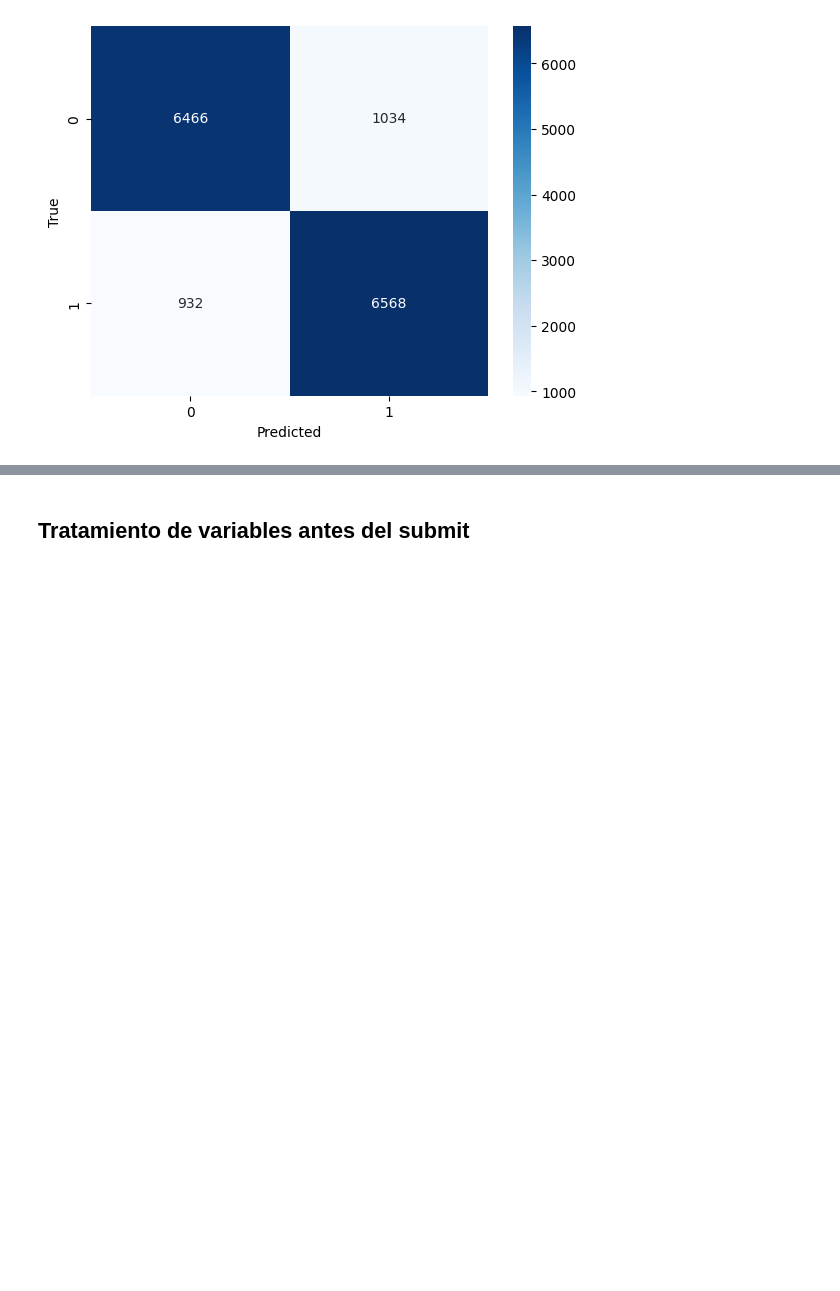
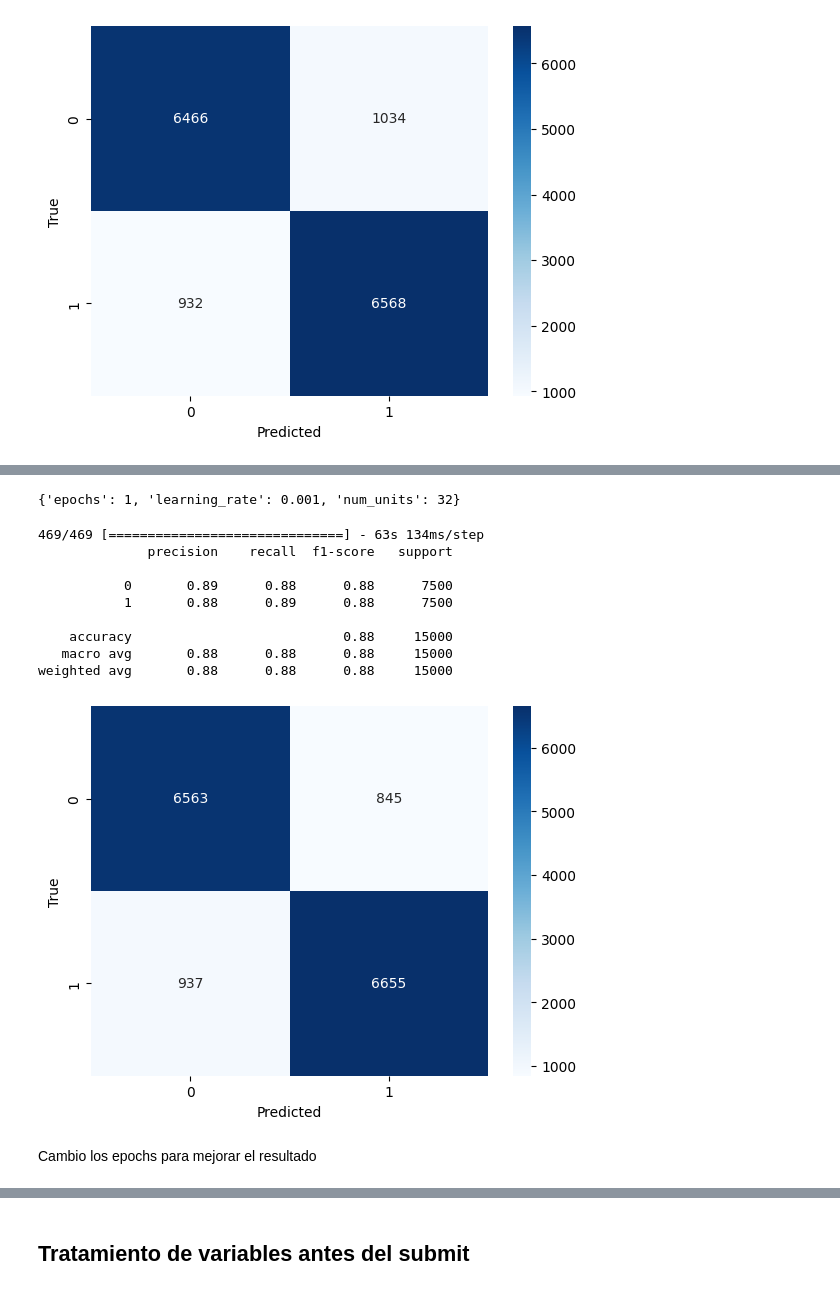
Before and after one commit to franciscoL0pez/TrabajosPracticosOrganizacionDeDatos1C2023, a Jupyter notebook: 7506R-1C2023-GRUPO17.ipynb, the cells around one changed output, grey strips where cells are left out. Saved outputs shown, nothing was run; the diff lists cells and outputs as text; code cells hidden in the pictures; blank space fills up the shorter version.

```diff
--- a/7506R-1C2023-GRUPO17.ipynb
+++ b/7506R-1C2023-GRUPO17.ipynb
@@ -308,0 +341,34 @@ weighted avg       0.87      0.87      0.87     15000
+# %%
+from sklearn.model_selection import GridSearchCV
+from tensorflow.keras.wrappers.scikit_learn import KerasClassifier
+
+# Define a function to build the neural network model with variable epochs
+def create_model(epochs=1, num_units=64, learning_rate=0.001):
+    model = keras.Sequential([
+            layers.Embedding(vocab_size, 100, input_length=max_seq_length),
+            layers.Conv1D(128, 5, activation='relu'),
+            layers.GlobalMaxPooling1D(),
+            layers.Dense(num_units, activation='relu'),
+            layers.Dense(1, activation='sigmoid')
+    ])
+    optimizer = keras.optimizers.Adam(learning_rate=learning_rate)
+    model.compile(optimizer=optimizer, loss='binary_crossentropy', metrics=['accuracy',keras.metrics.Precision()])
+    return model
+
+# Create the KerasClassifier for use in scikit-learn
+model = KerasClassifier(build_fn=create_model, batch_size=16)
+
+# Define the hyperparameter grid to search over
+param_grid = {
+    'epochs': [3],
+    'num_units': [64,128,32],
+    'learning_rate': [0.001, 0.01, 0.1]
+}
+
+# Perform grid search with cross-validation
+grid_search = GridSearchCV(estimator=model, param_grid=param_grid, cv=5, n_jobs=-1)
+grid_result = grid_search.fit(x_train_seq, y_train)
+
+# Get the best hyperparameters and the best model
+best_params = grid_result.best_params_
+best_model = grid_result.best_estimator_
@@ -308,0 +377,25 @@ weighted avg       0.87      0.87      0.87     15000
+# %%
+print(best_params)
+# %% [output]
+{'epochs': 1, 'learning_rate': 0.001, 'num_units': 32}
+# %%
+y_predic_ = best_model.predict(x_test_seq)
+y_predic_cat = np.where(y_predic_>0.4,1,0) #Seteamos un corte en los datos para determinar si cancelo o no
+
+ds_validacion=pd.DataFrame(y_predic_cat,y_test).reset_index() #Armamos un dataset
+ds_validacion.columns=['y_pred','y_real'] #Nombramos las columnas
+
+metricas(ds_validacion.y_pred,ds_validacion.y_real) #Dividimos el dataset
+# %% [output]
+469/469 [==============================] - 63s 134ms/step
+              precision    recall  f1-score   support
+
+           0       0.89      0.88      0.88      7500
+           1       0.88      0.89      0.88      7500
+
+    accuracy                           0.88     15000
+   macro avg       0.88      0.88      0.88     15000
+weighted avg       0.88      0.88      0.88     15000
+[figure, added]
+# %% [markdown]
+Cambio los epochs para mejorar el resultado
```
Also changed, not shown: parts of 11 cells of this notebook.
